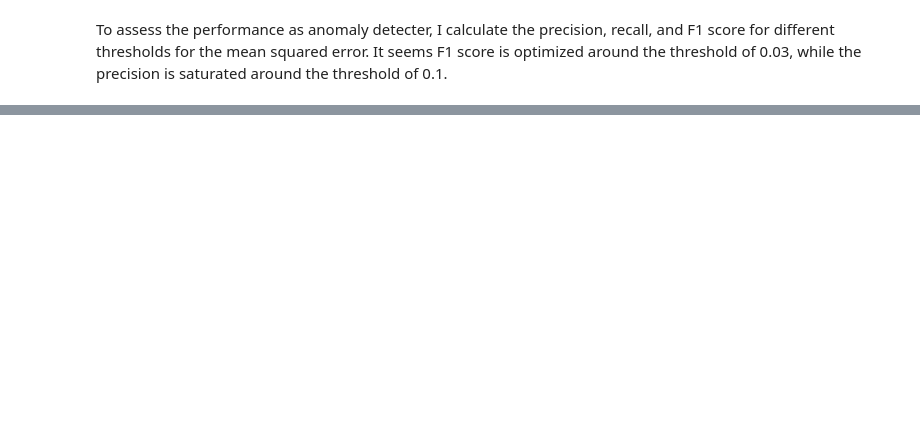
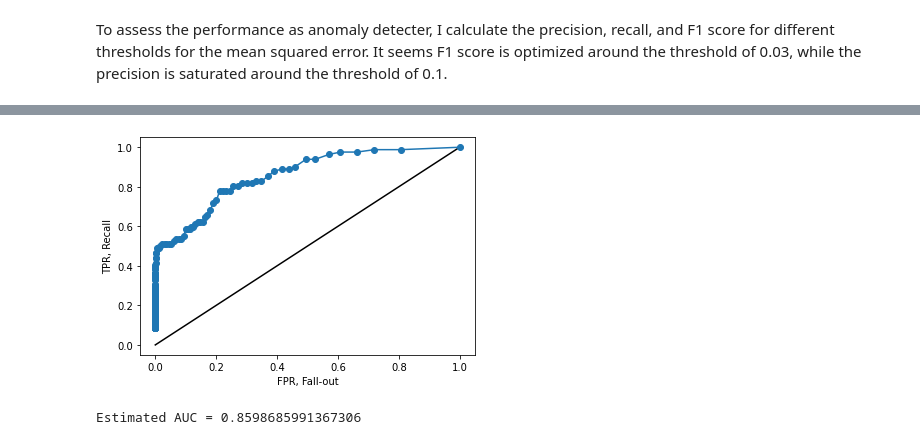
Before and after one commit to hwanmun/mini_projects, a Jupyter notebook: anomaly_detection_autoencoder.ipynb, the cells around one changed output, grey strips where cells are left out. Saved outputs shown, nothing was run; the diff lists cells and outputs as text; code cells hidden in the pictures; blank space fills up the shorter version.

```diff
--- a/anomaly_detection_autoencoder.ipynb
+++ b/anomaly_detection_autoencoder.ipynb
@@ -218,0 +221,31 @@ Max F1 score: 0.4812030075187971
+# %%
+mses=np.arange(0,0.15,0.0005)
+TPRs=[]
+FPRs=[]
+for mse_thre in mses:
+    TN=sum((MSE_normal<mse_thre)*1)
+    FN=sum((MSE_anomaly<mse_thre)*1)
+    FP=sum((MSE_normal>=mse_thre)*1)
+    TP=sum((MSE_anomaly>=mse_thre)*1)
+    TPRs.append(TP/(TP+FN))
+    FPRs.append(FP/(FP+TN))
+
+sortedROC = sorted(zip(FPRs,TPRs))
+FPRs=[x for x,_ in sortedROC]
+TPRs=[y for _,y in sortedROC]
+
+AUC=0
+for i in range(len(mses)-1):
+    AUC += (TPRs[i]+TPRs[i+1])*(FPRs[i+1]-FPRs[i])/2
+
+plt.figure()
+plt.plot([0,1],[0,1],color="k")
+plt.plot(FPRs,TPRs,"-o")
+plt.xlabel("FPR, Fall-out")
+plt.ylabel("TPR, Recall")
+plt.show()
+
+print("Estimated AUC =",AUC)
+# %% [output]
+[figure, added]
+Estimated AUC = 0.8598685991367306
```
Also changed, not shown: parts of 4 cells of this notebook.
